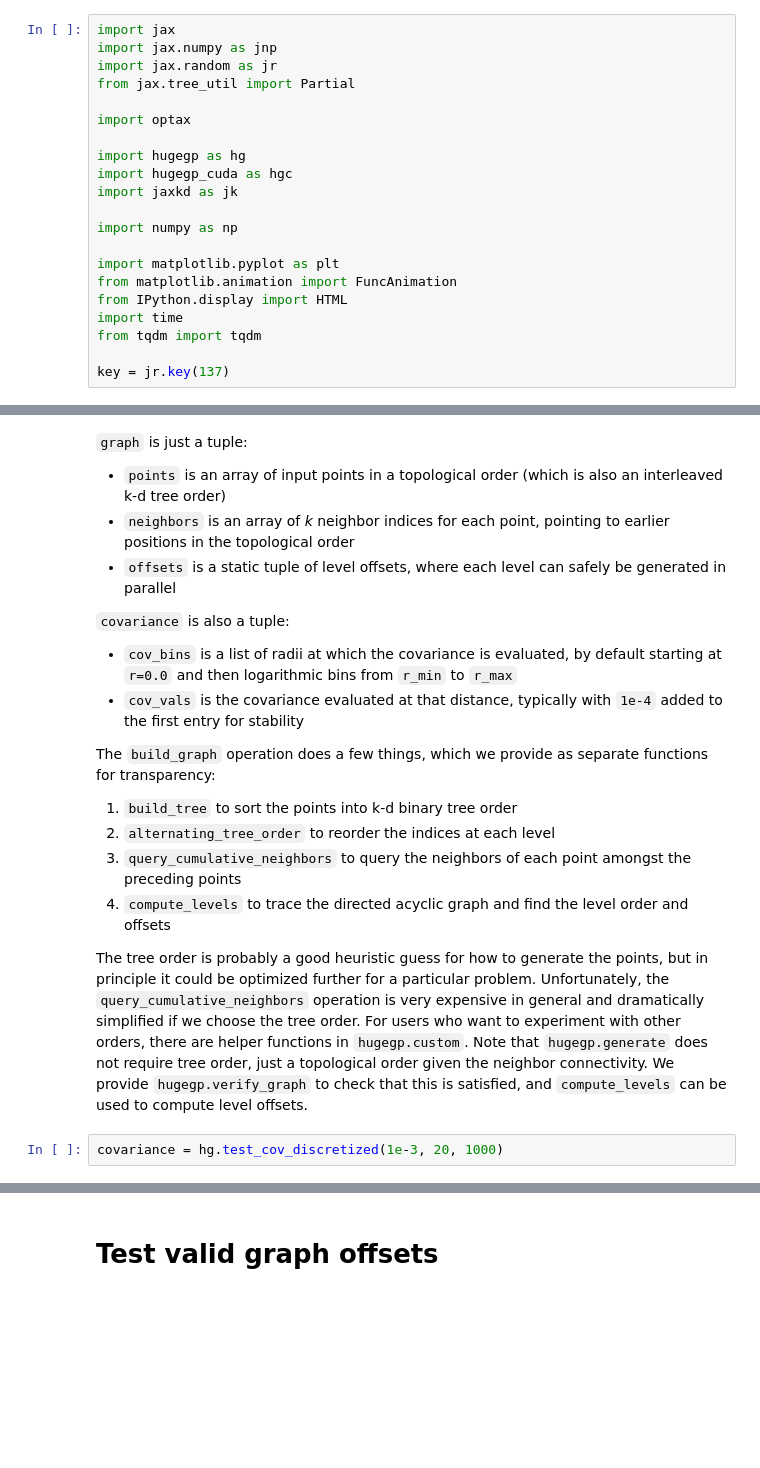
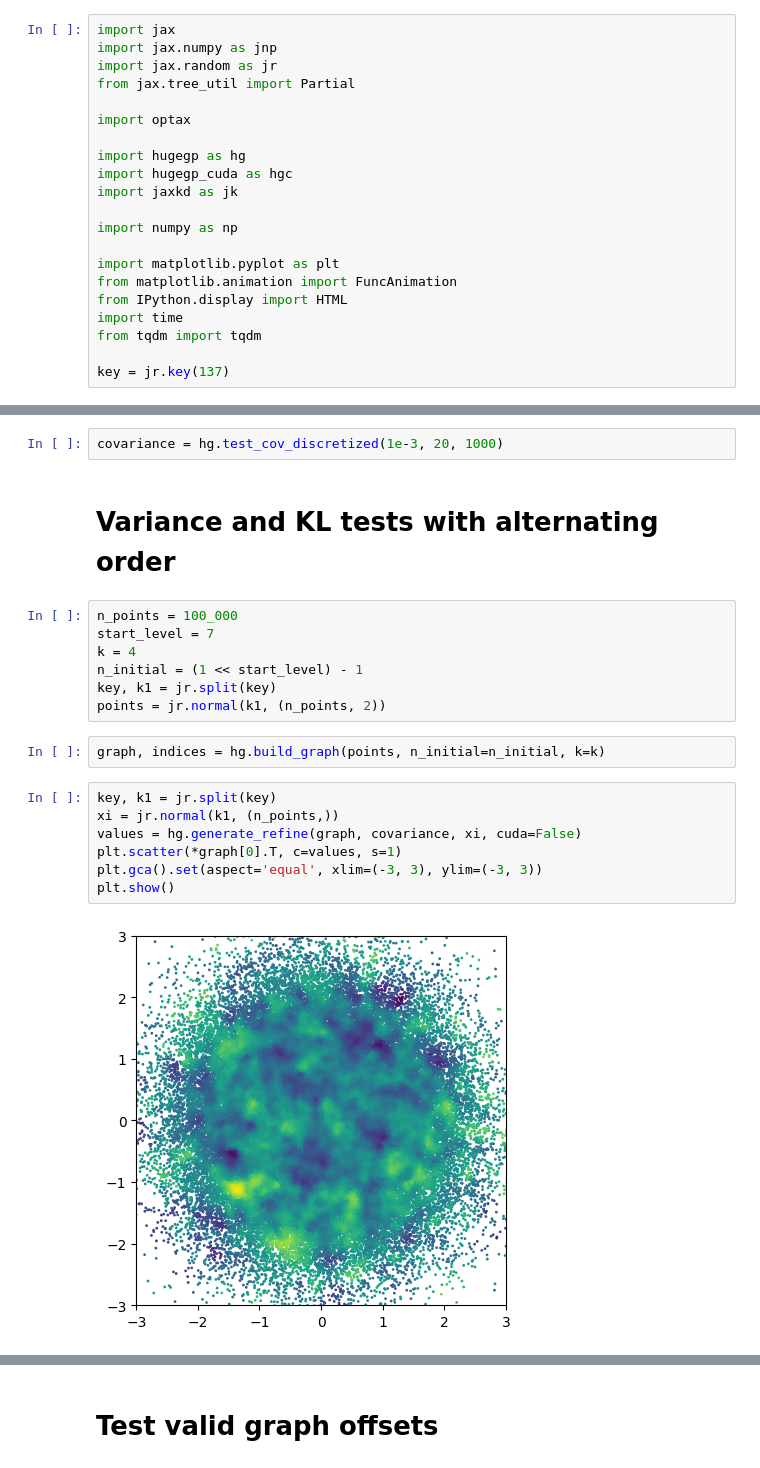
Before and after one commit to stanford-ism/graphgp, a Jupyter notebook: new.ipynb, the cells around one changed output, grey strips where cells are left out. Cells and saved outputs as stored; diff of their text form; blank space fills up the shorter version.

Commit message:
valid levels with alternating tree order

```diff
--- a/new.ipynb
+++ b/new.ipynb
@@ -36,19 +22,22 @@ SyntaxError: leading zeros in decimal integer literals are not permitted; use an
-# %% [markdown]
-`graph` is just a tuple:
- - `points` is an array of input points in a topological order (which is also an interleaved k-d tree order)
- - `neighbors` is an array of *k* neighbor indices for each point, pointing to earlier positions in the topological order
- - `offsets` is a static tuple of level offsets, where each level can safely be generated in parallel
-
-`covariance` is also a tuple:
- - `cov_bins` is a list of radii at which the covariance is evaluated, by default starting at `r=0.0` and then logarithmic bins from `r_min` to `r_max`
- - `cov_vals` is the covariance evaluated at that distance, typically with `1e-4` added to the first entry for stability
-
-The `build_graph` operation does a few things, which we provide as separate functions for transparency:
- 1. `build_tree` to sort the points into k-d binary tree order
- 2. `alternating_tree_order` to reorder the indices at each level
- 3. `query_cumulative_neighbors` to query the neighbors of each point amongst the preceding points
- 4. `compute_levels` to trace the directed acyclic graph and find the level order and offsets
-
-The tree order is probably a good heuristic guess for how to generate the points, but in principle it could be optimized further for a particular problem. Unfortunately, the `query_cumulative_neighbors` operation is very expensive in general and dramatically simplified if we choose the tree order. For users who want to experiment with other orders, there are helper functions in `hugegp.custom`. Note that `hugegp.generate` does not require tree order, just a topological order given the neighbor connectivity. We provide `hugegp.verify_graph` to check that this is satisfied, and `compute_levels` can be used to compute level offsets.
 # %%
 covariance = hg.test_cov_discretized(1e-3, 20, 1000)
+# %% [markdown]
+# Variance and KL tests with alternating order
+# %%
+n_points = 100_000
+start_level = 7
+k = 4
+n_initial = (1 << start_level) - 1
+key, k1 = jr.split(key)
+points = jr.normal(k1, (n_points, 2))
+# %%
+graph, indices = hg.build_graph(points, n_initial=n_initial, k=k)
+# %%
+key, k1 = jr.split(key)
+xi = jr.normal(k1, (n_points,))
+values = hg.generate_refine(graph, covariance, xi, cuda=False)
+plt.scatter(*graph[0].T, c=values, s=1)
+plt.gca().set(aspect='equal', xlim=(-3, 3), ylim=(-3, 3))
+plt.show()
+# %% [output]
+[figure, added]
```
Also changed, not shown: parts of 57 cells of this notebook, 3 other files.
